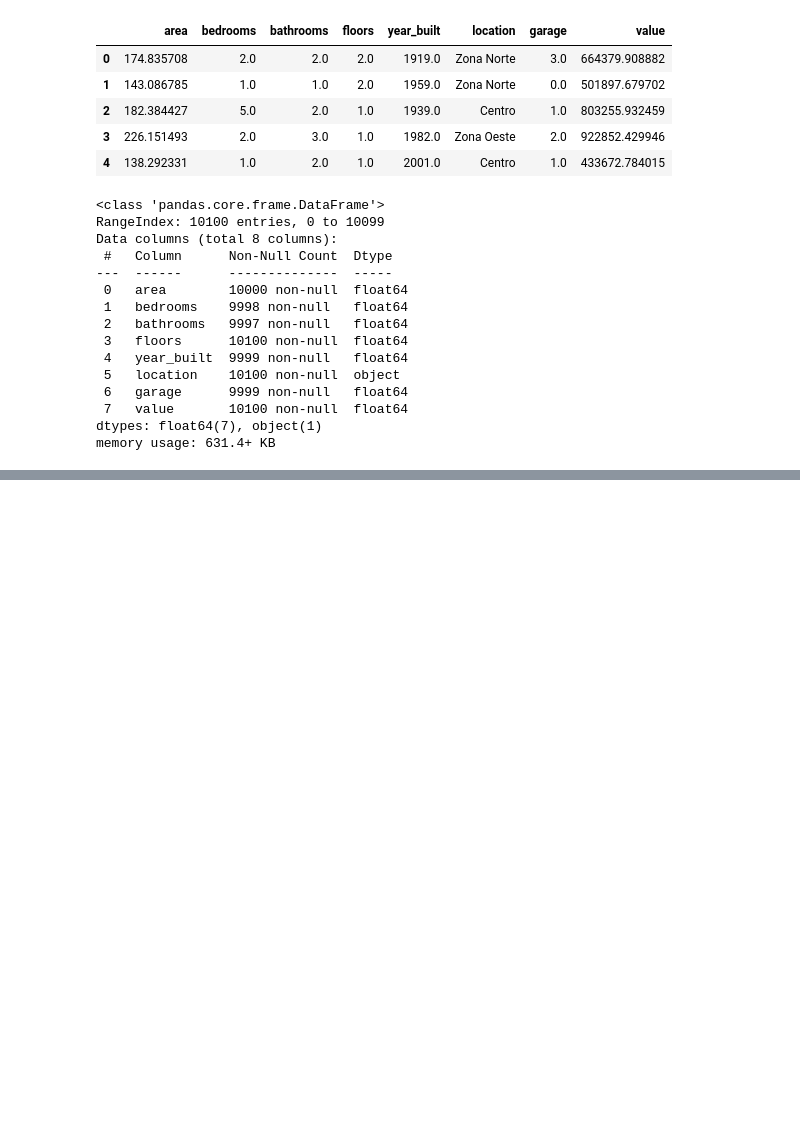
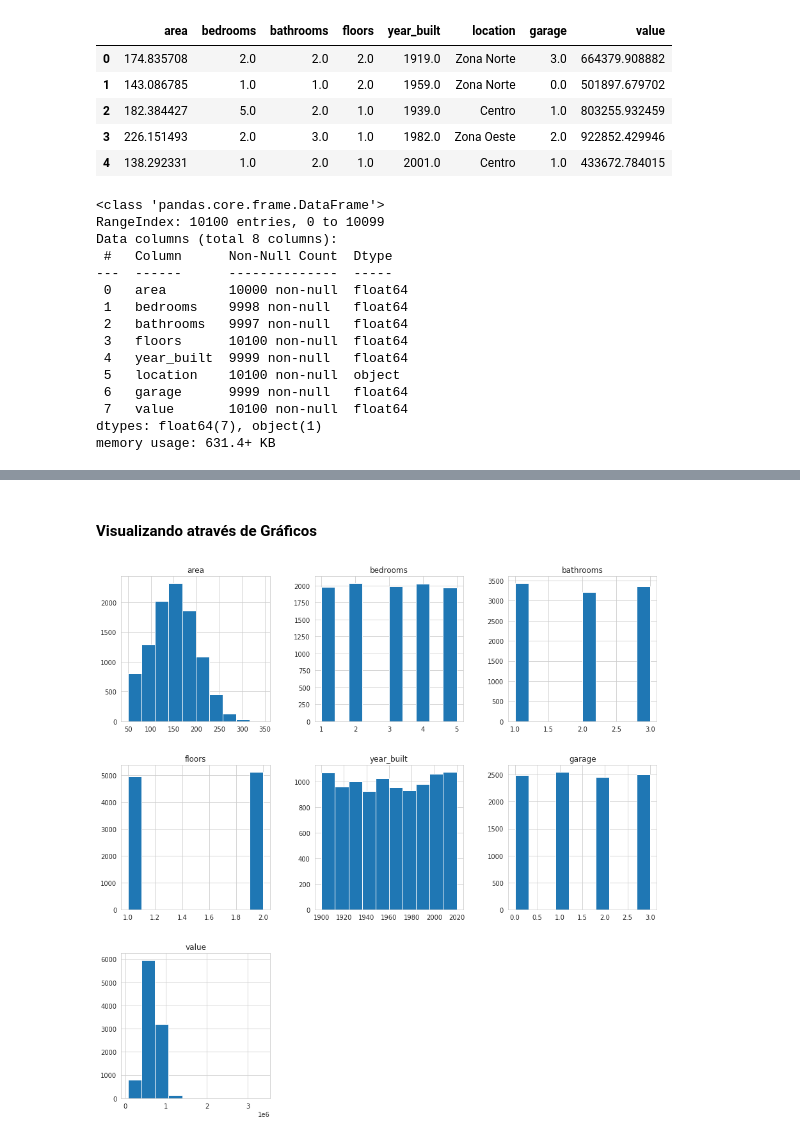
Before and after one commit to EduardoBran/Python_-_Machine_Learning_-_Projetos_Regressao_e_Classificacao, a Jupyter notebook: 1.Projeto_Regressao_-_Prevendo_Valor_Propriedades_Imobiliarias.ipynb, the cells around one changed output, grey strips where cells are left out. Drawn from its saved outputs; the diff is of its cells as text; code cells hidden in the pictures; blank space fills up the shorter version.

Commit message:
realizando carregamento, analise exploratoria e pre-processamento dos dados

```diff
--- a/1.Projeto_Regressao_-_Prevendo_Valor_Propriedades_Imobiliarias.ipynb
+++ b/1.Projeto_Regressao_-_Prevendo_Valor_Propriedades_Imobiliarias.ipynb
@@ -119,0 +182,8 @@ memory usage: 631.4+ KB
+# %% [markdown]
+#### Visualizando através de Gráficos
+# %%
+# Plot
+dados.hist(figsize = (15,15), bins = 10)
+plt.show()
+# %% [output]
+[figure, added]
```
Also changed, not shown: parts of 58 cells of this notebook, 1 other file.
